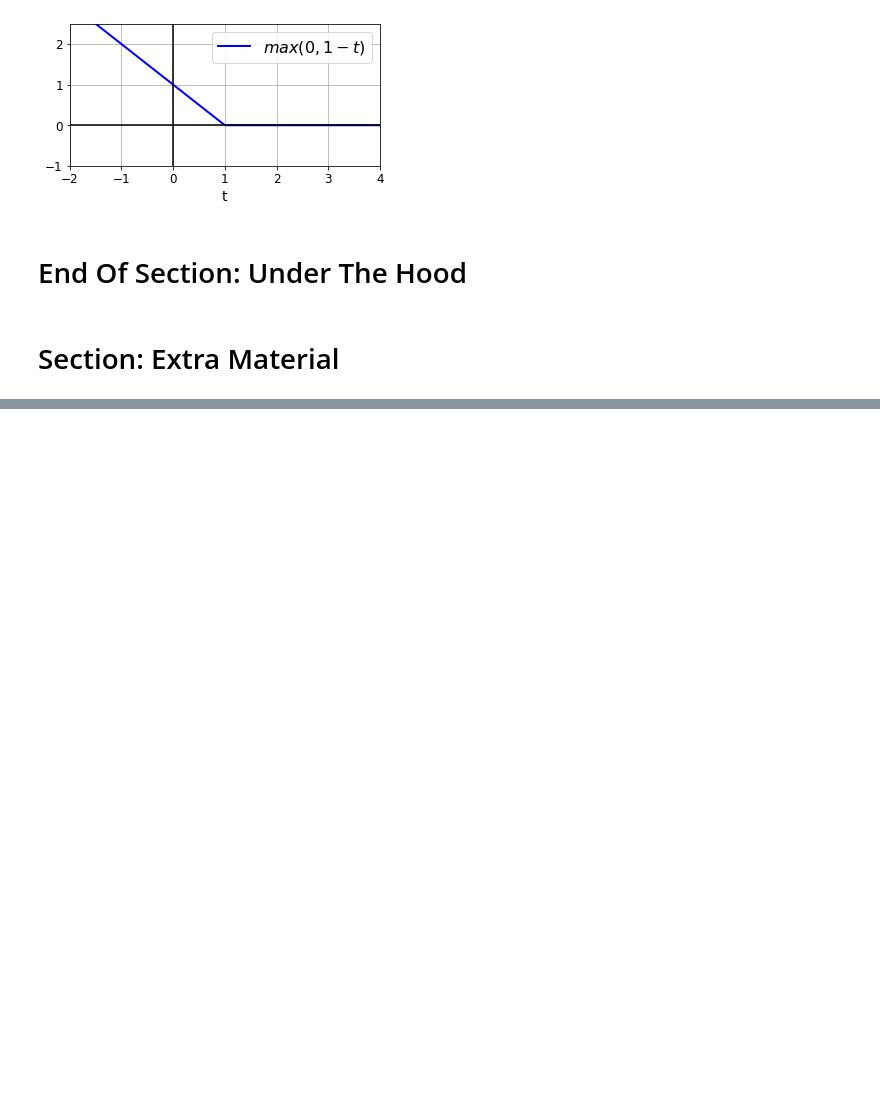
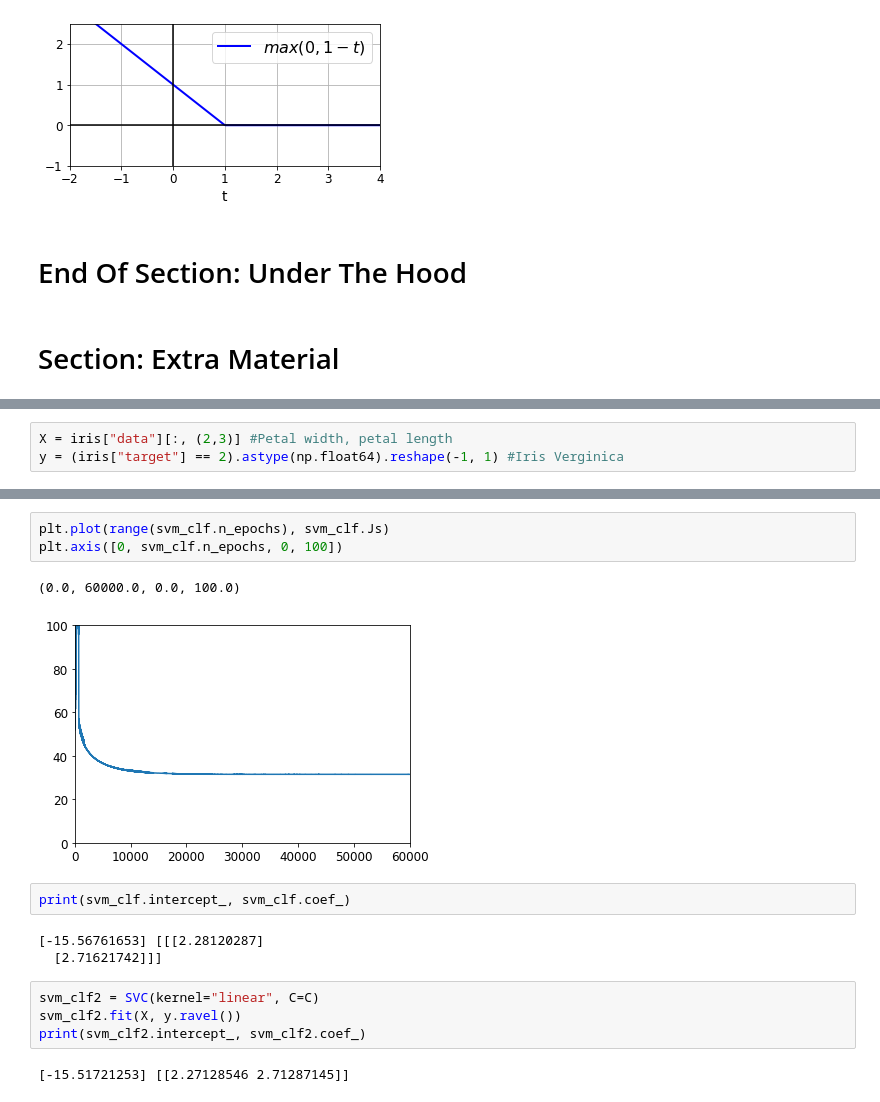
Before and after one commit to MarkJasonE/SupportVectorMachines, a Jupyter notebook: SupportVectorMachines.ipynb, the cells around one changed output, grey strips where cells are left out. Saved outputs shown, nothing was run; the diff lists cells and outputs as text; blank space fills up the shorter version.

```diff
--- a/SupportVectorMachines.ipynb
+++ b/SupportVectorMachines.ipynb
@@ -975,0 +1022,3 @@ Saving figure Hinge plot
+# %%
+X = iris["data"][:, (2,3)] #Petal width, petal length
+y = (iris["target"] == 2).astype(np.float64).reshape(-1, 1) #Iris Verginica
@@ -975,0 +1086,17 @@ Saving figure Hinge plot
+# %%
+plt.plot(range(svm_clf.n_epochs), svm_clf.Js)
+plt.axis([0, svm_clf.n_epochs, 0, 100])
+# %% [output]
+(0.0, 60000.0, 0.0, 100.0)
+[figure, added]
+# %%
+print(svm_clf.intercept_, svm_clf.coef_)
+# %% [output]
+[-15.56761653] [[[2.28120287]
+  [2.71621742]]]
+# %%
+svm_clf2 = SVC(kernel="linear", C=C)
+svm_clf2.fit(X, y.ravel())
+print(svm_clf2.intercept_, svm_clf2.coef_)
+# %% [output]
+[-15.51721253] [[2.27128546 2.71287145]]
```
Also changed, not shown: parts of 8 cells of this notebook.
